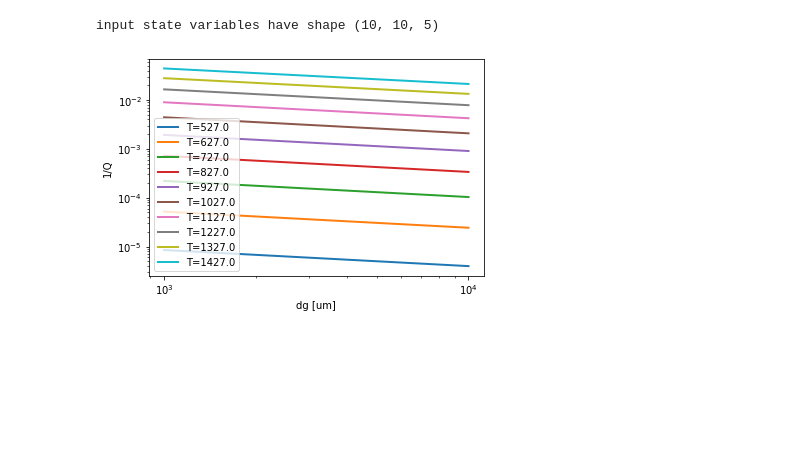
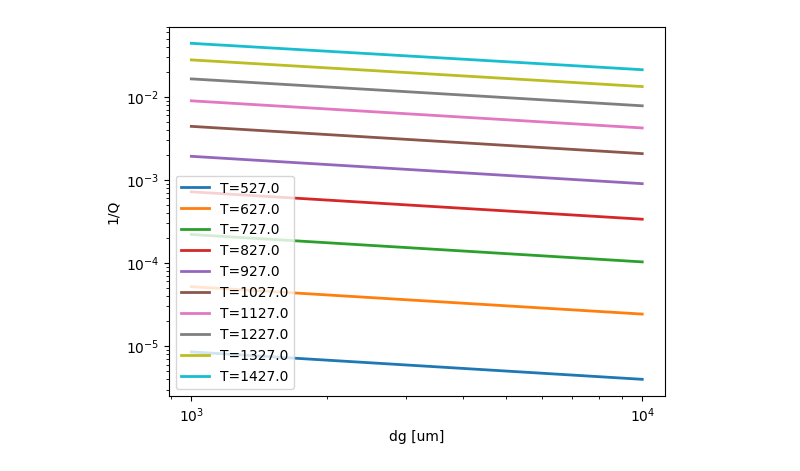
Before and after one commit to vbr-calc/pyVBRc, a Jupyter notebook: examples/ex_001_load_VBRc_structure.ipynb, the cells around one changed output. Cells and saved outputs as stored; diff of their text form; code cells hidden in the pictures; blank space fills up the shorter version.

Commit message:
added narrative, fixed figures

```diff
--- a/examples/ex_001_load_VBRc_structure.ipynb
+++ b/examples/ex_001_load_VBRc_structure.ipynb
@@ -1,17 +70,7 @@
 # %%
 import matplotlib.pyplot as plt
 
-from pyVBRc.sample_data import get_sample_filename
-from pyVBRc.vbrc_structure import VBRCstruct
-
-file = get_sample_filename("VBRc_sample_LUT.mat")
-vbr = VBRCstruct(file, lut_dimensions=["T_K", "phi", "dg_um"])
-
-input_shape = vbr.input.SV.T_K.shape
-print(f"input state variables have shape {input_shape}")
-
-
-nT = input_shape[0]
+nT = vbr.input.SV.T_K.shape[0]
 ig = 0  # grain size index to use
 phi = vbr.input.SV.phi[0, :, 0]
 dg = vbr.input.SV.dg_um[0, 0, :]
@@ -30,2 +88 @@ pyVBRc : [INFO ] 2023-07-26 11:42:42,011:  /home/chris/src/vbr_related/pyVBRc/py
-input state variables have shape (10, 10, 5)
-[figure, old version]
+[figure, new version]
```
Also changed, not shown: parts of 11 cells of this notebook, 8 other files.
